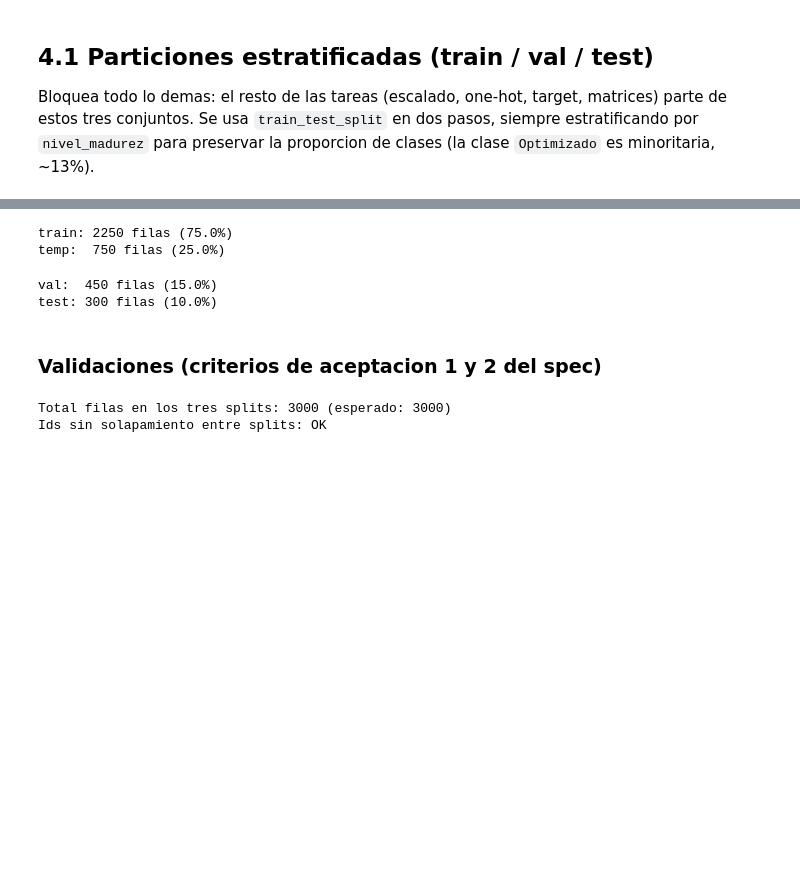
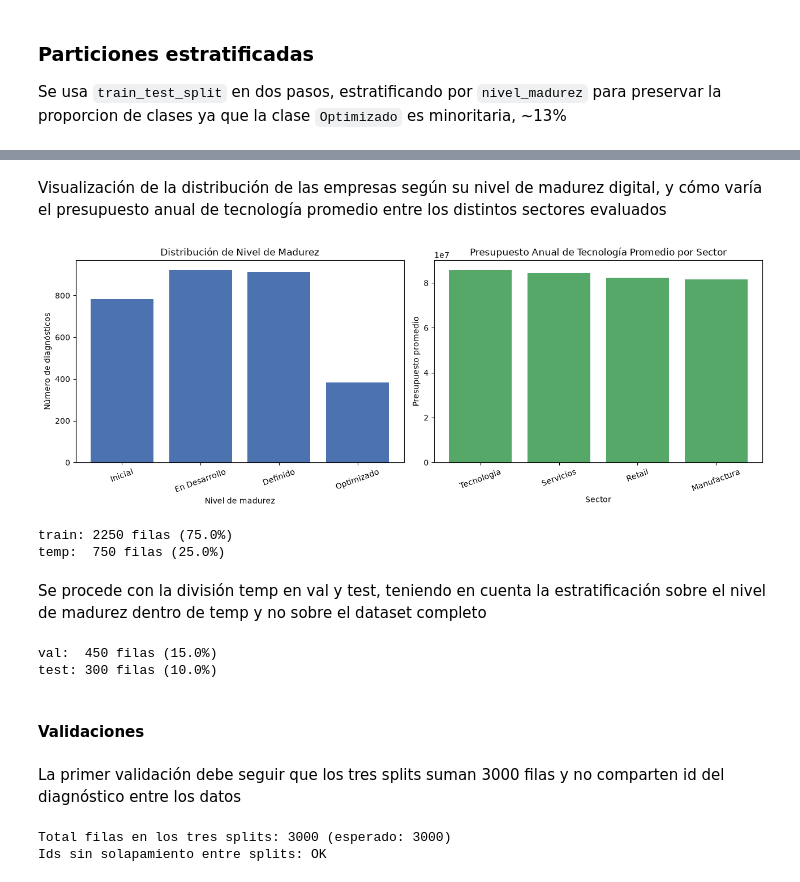
Before and after one commit to BeauBryanDev/Itaca_capstone_project, a Jupyter notebook: preprocessing/task_a_tabular.ipynb, the cells around one changed output, grey strips where cells are left out. Saved outputs shown, nothing was run; the diff lists cells and outputs as text; code cells hidden in the pictures; blank space fills up the shorter version.

Commit message:
Análisis y ajustes de datos para preprocesamiento

```diff
--- a/preprocessing/task_a_tabular.ipynb
+++ b/preprocessing/task_a_tabular.ipynb
@@ -71,8 +60,6 @@ CLASS_MAP = {"Inicial": 0, "En Desarrollo": 1, "Definido": 2, "Optimizado": 3}
 # %% [markdown]
-## 4.1 Particiones estratificadas (train / val / test)
+### Particiones estratificadas
 
-Bloquea todo lo demas: el resto de las tareas (escalado, one-hot, target,
-matrices) parte de estos tres conjuntos. Se usa `train_test_split` en dos
-pasos, siempre estratificando por `nivel_madurez` para preservar la
-proporcion de clases (la clase `Optimizado` es minoritaria, ~13%).
+Se usa `train_test_split` en dos pasos, estratificando por `nivel_madurez` para preservar la
+proporcion de clases ya que la clase `Optimizado` es minoritaria, ~13%
 # %%
@@ -92,4 +79,32 @@ Columnas (8): ['id_diagnostico', 'sector', 'tamano_empresa', 'porcentaje_proceso
 | 2 | DIAG_0002 | Tecnologia | Pequena | 0.27 | 47000000 | Hay guías básicas pero no siempre... | ... |
 | 3 | DIAG_0003 | Tecnologia | Pequena | 0.30 | 19000000 | Hay guías básicas pero no siempre... | ... |
 | 4 | DIAG_0004 | Manufactura | Micro | 0.08 | 6000000 | Todo es manual, dependemos de una... | ... |
+# %% [markdown]
+Visualización de la distribución de las empresas según su nivel de madurez digital, y cómo varía el presupuesto anual de tecnología promedio entre los distintos sectores evaluados
+# %%
+fig, axes = plt.subplots(1, 2, figsize=(13, 5))
+
+# Distribución de nivel_madurez
+orden = ['Inicial', 'En Desarrollo', 'Definido', 'Optimizado']
+conteo = df['nivel_madurez'].value_counts().reindex(orden)
+
+axes[0].bar(conteo.index, conteo.values, color='#4C72B0')
+axes[0].set_title('Distribución de Nivel de Madurez')
+axes[0].set_xlabel('Nivel de madurez')
+axes[0].set_ylabel('Número de diagnósticos')
+axes[0].tick_params(axis='x', rotation=20)
+
+# Presupuesto anual promedio por sector
+prom_presupuesto = df.groupby('sector')['presupuesto_anual_tecnologia'].mean().sort_values(ascending=False)
+
+axes[1].bar(prom_presupuesto.index, prom_presupuesto.values, color='#55A868')
+axes[1].set_title('Presupuesto Anual de Tecnología Promedio por Sector')
+axes[1].set_xlabel('Sector')
+axes[1].set_ylabel('Presupuesto promedio')
+axes[1].tick_params(axis='x', rotation=20)
+
+plt.tight_layout()
+plt.show()
+# %% [output]
+[figure, added]
 # %%
@@ -108,4 +121,6 @@ print(f"temp:  {len(df_temp)} filas ({len(df_temp) / len(df):.1%})")
 # %% [output]
 train: 2250 filas (75.0%)
 temp:  750 filas (25.0%)
+# %% [markdown]
+Se procede con la división temp en val y test, teniendo en cuenta la estratificación sobre el nivel de madurez dentro de temp y no sobre el dataset completo
 # %%
@@ -125,4 +138,6 @@ print(f"test: {len(df_test)} filas ({len(df_test) / len(df):.1%})")
 val:  450 filas (15.0%)
 test: 300 filas (10.0%)
 # %% [markdown]
-### Validaciones (criterios de aceptacion 1 y 2 del spec)
+#### Validaciones
+# %% [markdown]
+La primer validación debe seguir que los tres splits suman 3000 filas y no comparten id del diagnóstico entre los datos
```
Also changed, not shown: parts of 39 cells of this notebook.
